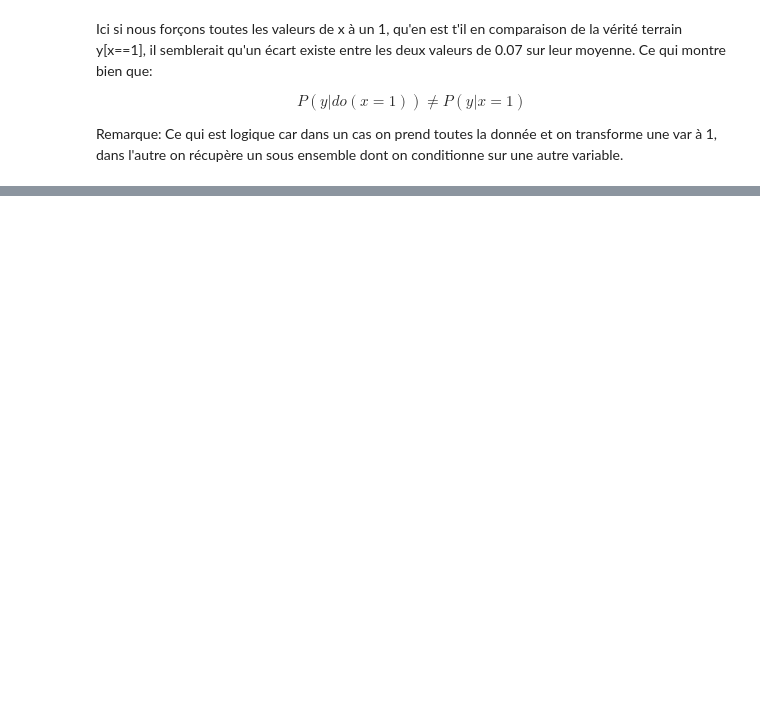
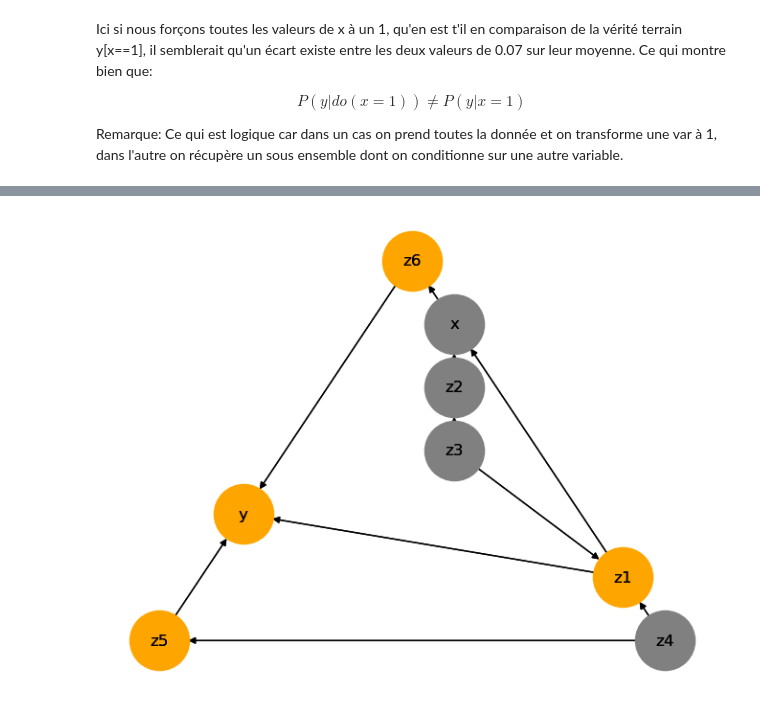
Before and after one commit to universmotion/course, a Jupyter notebook: graph/causal/1-intro.ipynb, the cells around one changed output, grey strips where cells are left out. Saved outputs shown, nothing was run; the diff lists cells and outputs as text; code cells hidden in the pictures; blank space fills up the shorter version.

```diff
--- a/graph/causal/1-intro.ipynb
+++ b/graph/causal/1-intro.ipynb
@@ -408,0 +427,7 @@ Remarque: Ce qui est logique car dans un cas on prend toutes la donnée et on tr
+# %%
+node_list_orange = list(g.predecessors("y")) + ["y"]
+
+nx.draw_planar(g, with_labels=True, nodelist=node_list_orange, node_color="orange", node_size=2000)
+nx.draw_planar(g, with_labels=True, nodelist=[n for n in list(g.nodes()) if n not in node_list_orange], node_color="gray", node_size=2000)
+# %% [output]
+[figure, added]
```
Also changed, not shown: parts of 10 cells of this notebook, 2 other files.
